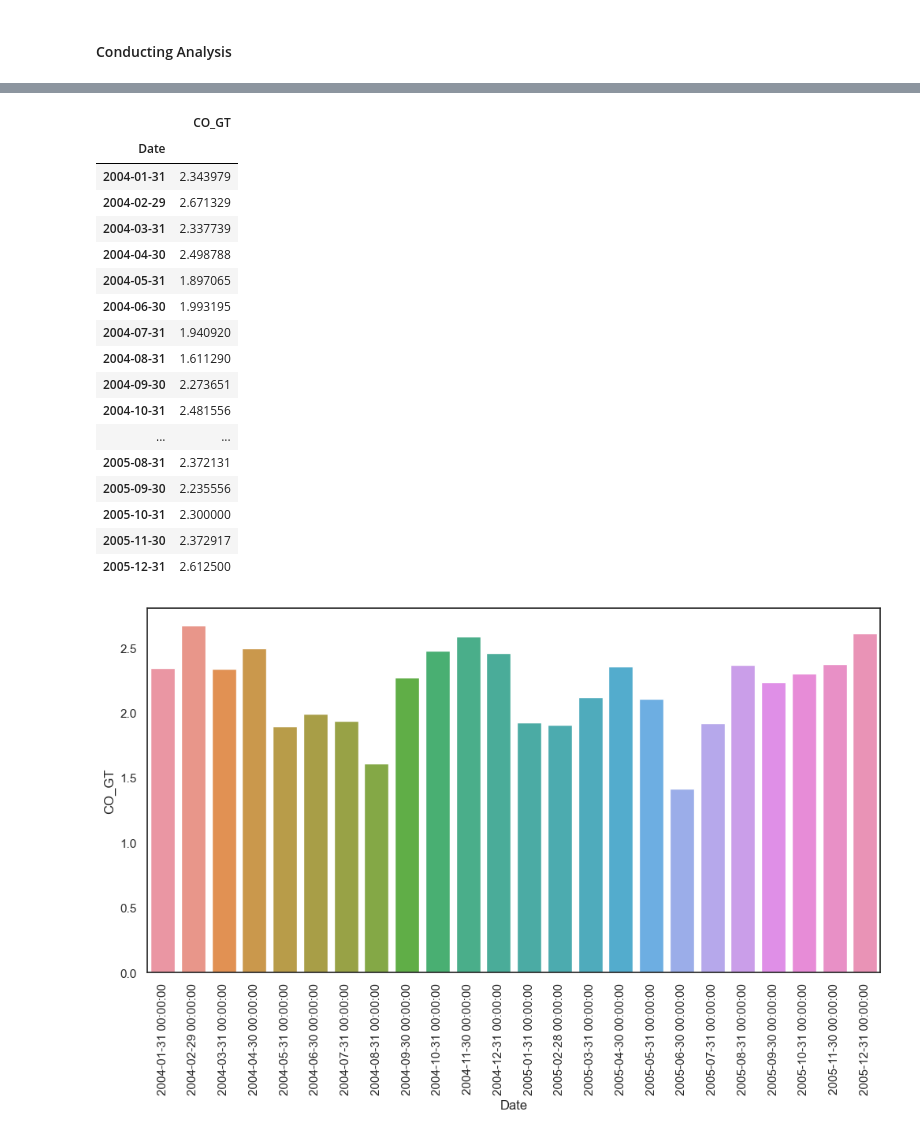
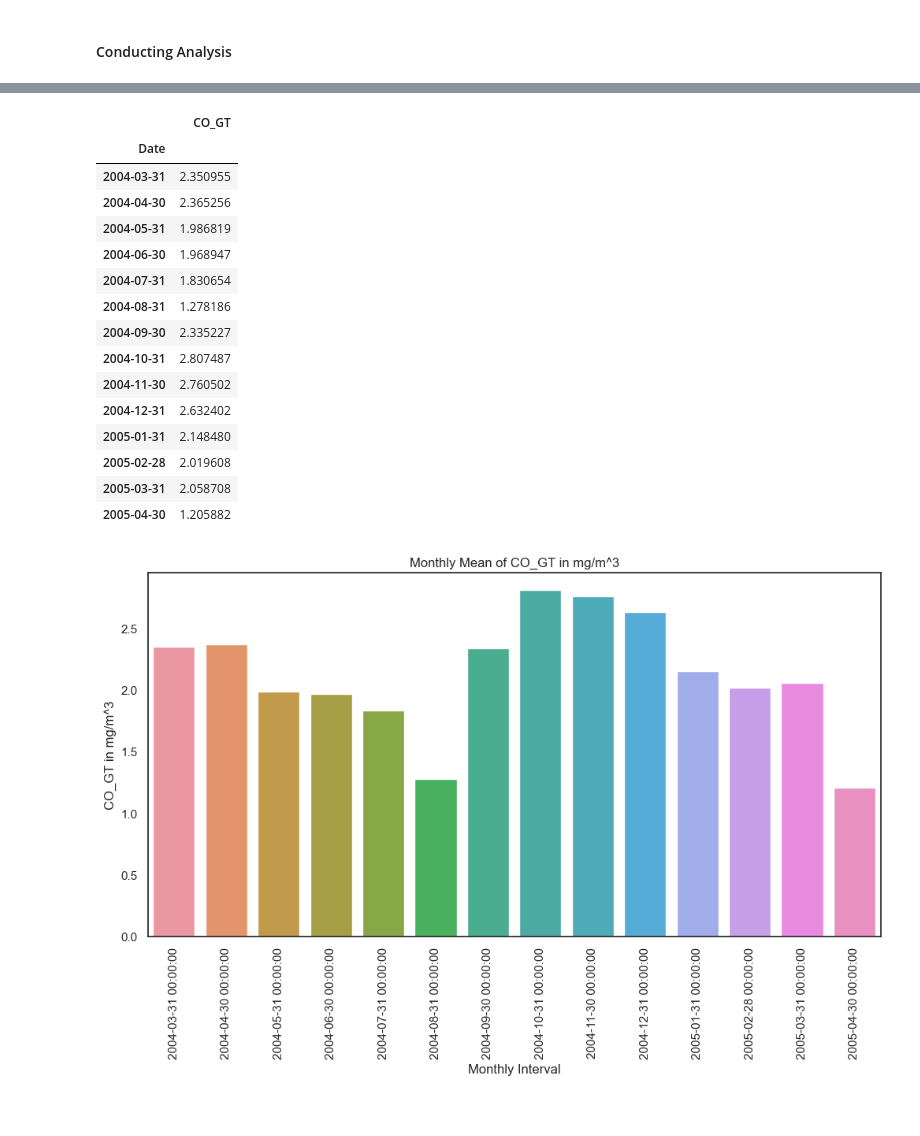
Before and after one commit to ubco-W2022T2-data301/project-group-group59, a Jupyter notebook: analysis/analysis1.ipynb, the cells around one changed output, grey strips where cells are left out. Drawn from its saved outputs; the diff is of its cells as text; code cells hidden in the pictures.

```diff
--- a/analysis/analysis1.ipynb
+++ b/analysis/analysis1.ipynb
@@ -345,8 +369,10 @@ df = pd.read_csv("../data/raw/AirQualityUCI.csv", sep=";", decimal=",")
 
 #Renaming importat columns for increased readability and data entery, followed by deletion of non-utilized columns. Lastly converting object to datetime.
 df = (df.rename(columns={'NOx(GT)':'NOx_GT', 'NO2(GT)':'NO2_GT', 'T':'Temp','CO(GT)':'CO_GT', 'Time':'Hour'})
-    .drop(df.columns[[3, 4, 5, 6, 8, 10, 11 ,15, 16,]], axis=1)
-    .astype({'Date': 'datetime64[ns]'}))
+    .drop(df.columns[[3, 4, 5, 6, 8, 10, 11 ,15, 16,]], axis=1))
+
+#Update convert to datetime
+df["Date"] = pd.to_datetime(df["Date"], format='%d/%m/%Y')
 #Replacing missing values with NaN.
 df.replace(to_replace=-200, value= np.NaN, inplace=True)
 
@@ -364,7 +390,7 @@ df2= (df.dropna()
 df2.set_index("Date", inplace= True)
 
 
-df2
+df2.head(30)
 # %% [output]
 |  | Hour | CO_GT | NOx_GT | NO2_GT | Temp | RH | AH | Day | Month |
 | Date |  |  |  |  |  |  |  |  |  |
@@ -383,27 +413,25 @@ df2
 # %%
 
 avg_month_CO_GT= df2[['CO_GT']].resample('M').mean()
 plt.figure(figsize=(12,6))
 plt.xticks(rotation=90)
-sns.barplot(x=avg_month_CO_GT.index, y= avg_month_CO_GT['CO_GT'])
-avg_month_CO_GT### It is creating data for months that do not exist, will look into this.
+sns.barplot(x=avg_month_CO_GT.index, y= avg_month_CO_GT['CO_GT']).set(title='Monthly Mean of CO_GT in mg/m^3',xlabel ="Monthly Interval", ylabel = "CO_GT in mg/m^3")
+avg_month_CO_GT
 # %% [output]
 |  | CO_GT |
 | Date |  |
-| 2004-01-31 | 2.343979 |
-| 2004-02-29 | 2.671329 |
-| 2004-03-31 | 2.337739 |
-| 2004-04-30 | 2.498788 |
-| 2004-05-31 | 1.897065 |
-| 2004-06-30 | 1.993195 |
-| 2004-07-31 | 1.940920 |
-| 2004-08-31 | 1.611290 |
-| 2004-09-30 | 2.273651 |
-| 2004-10-31 | 2.481556 |
-| ... | ... |
-| 2005-08-31 | 2.372131 |
-| 2005-09-30 | 2.235556 |
-| 2005-10-31 | 2.300000 |
-| 2005-11-30 | 2.372917 |
-| 2005-12-31 | 2.612500 |
+| 2004-03-31 | 2.350955 |
+| 2004-04-30 | 2.365256 |
+| 2004-05-31 | 1.986819 |
+| 2004-06-30 | 1.968947 |
+| 2004-07-31 | 1.830654 |
+| 2004-08-31 | 1.278186 |
+| 2004-09-30 | 2.335227 |
+| 2004-10-31 | 2.807487 |
+| 2004-11-30 | 2.760502 |
+| 2004-12-31 | 2.632402 |
+| 2005-01-31 | 2.148480 |
+| 2005-02-28 | 2.019608 |
+| 2005-03-31 | 2.058708 |
+| 2005-04-30 | 1.205882 |
-[figure, old version]
+[figure, new version]
```
Also changed, not shown: parts of 24 cells of this notebook, 2 other files.
